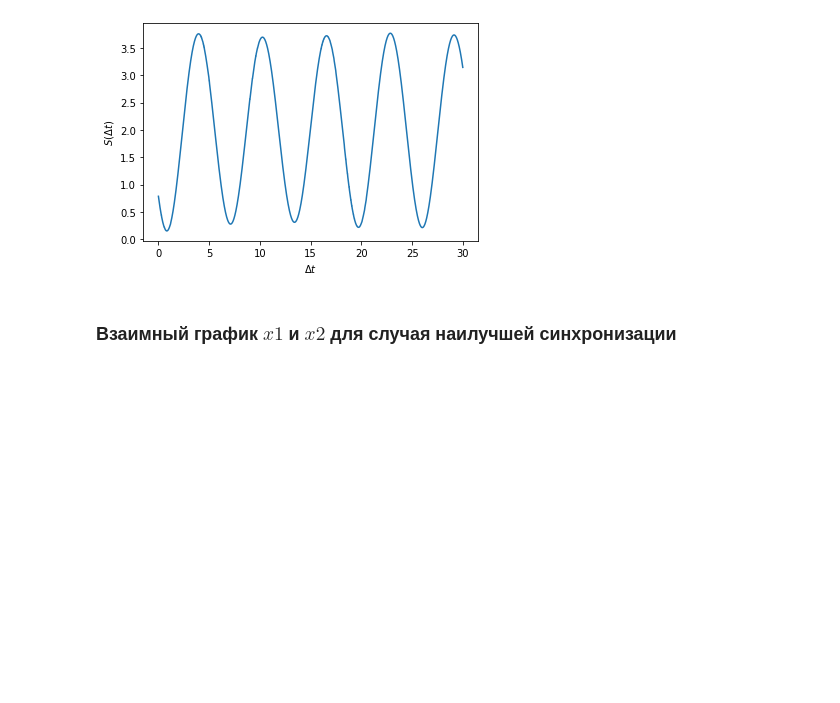
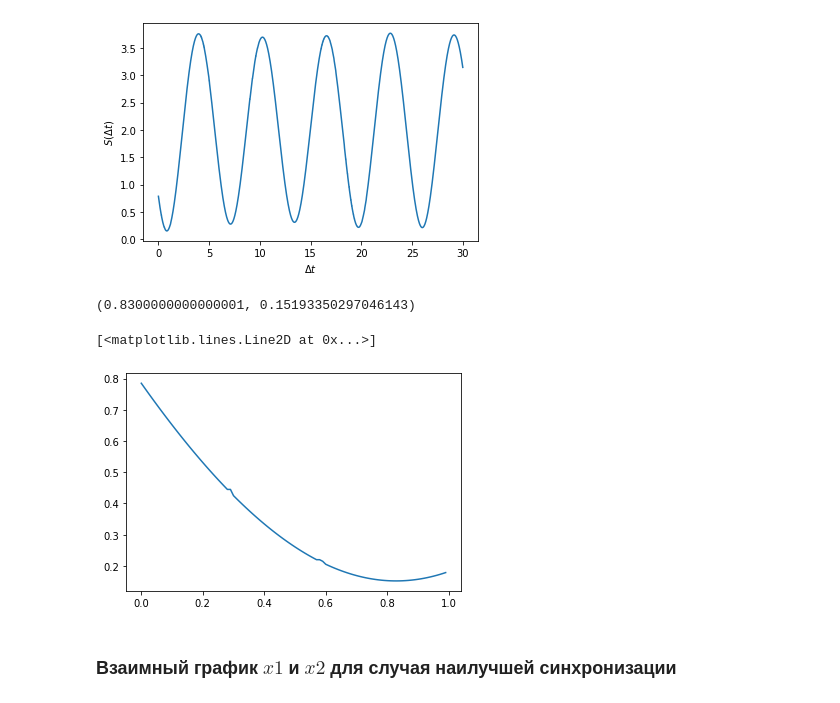
Before and after one commit to pakuula/StackOverflow, a Jupyter notebook: python/1271078/correlation.ipynb, the cells around one changed output. Cells and saved outputs as stored; diff of their text form; code cells hidden in the pictures; blank space fills up the shorter version.

Commit message:
Добавлен пример максимальной корреляции

```diff
--- a/python/1271078/correlation.ipynb
+++ b/python/1271078/correlation.ipynb
@@ -155,6 +155,18 @@ Text(0, 0.5, '$S(\\Delta t)$')
 # %%
 # Минимум S на первых 10 секундах
 minskew = np.argmin(S[:1000])
+
+# tau[0]+dt*minskew - момент времени, когда достигнут минимум S, np.min - соответствующее значение
+tau[0]+dt*minskew, np.min(S[:1000])
+# %% [output]
+(0.8300000000000001, 0.15193350297046143)
+# %%
+# График функции корреляции для значений сдвига от 0 до 1 секунды.
+one_second = int(1.0/dt) # Индекс tau соответствующий одной секунде
+plt.plot(tau[:one_second], S[:one_second])
+# %% [output]
+[<matplotlib.lines.Line2D at 0x...>]
+[figure, added]
 # %% [markdown]
 ### Взаимный график $x1$ и $x2$ для случая наилучшей синхронизации
 # %%
```
Also changed, not shown: parts of 2 cells of this notebook.
